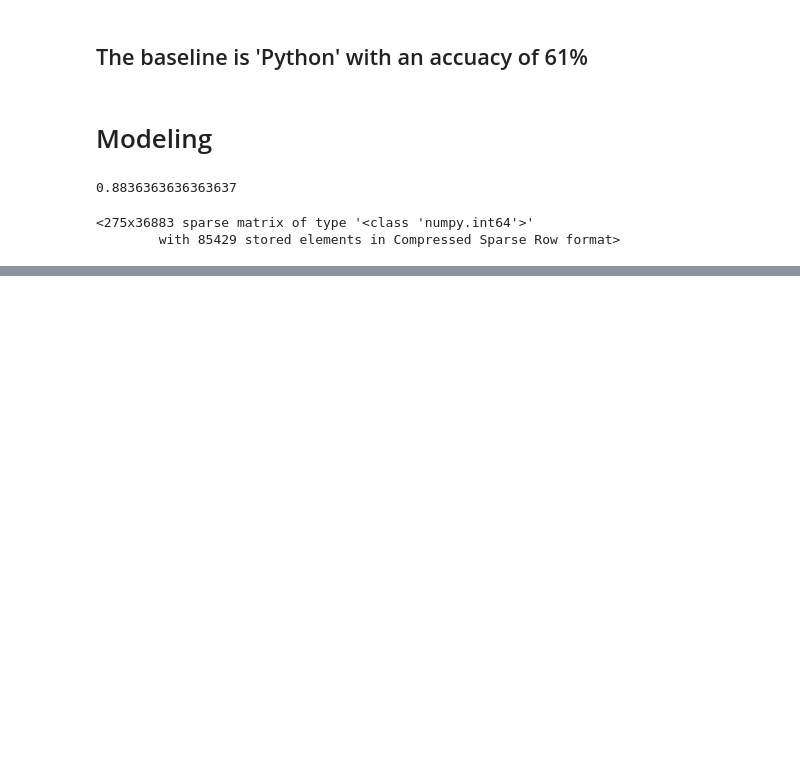
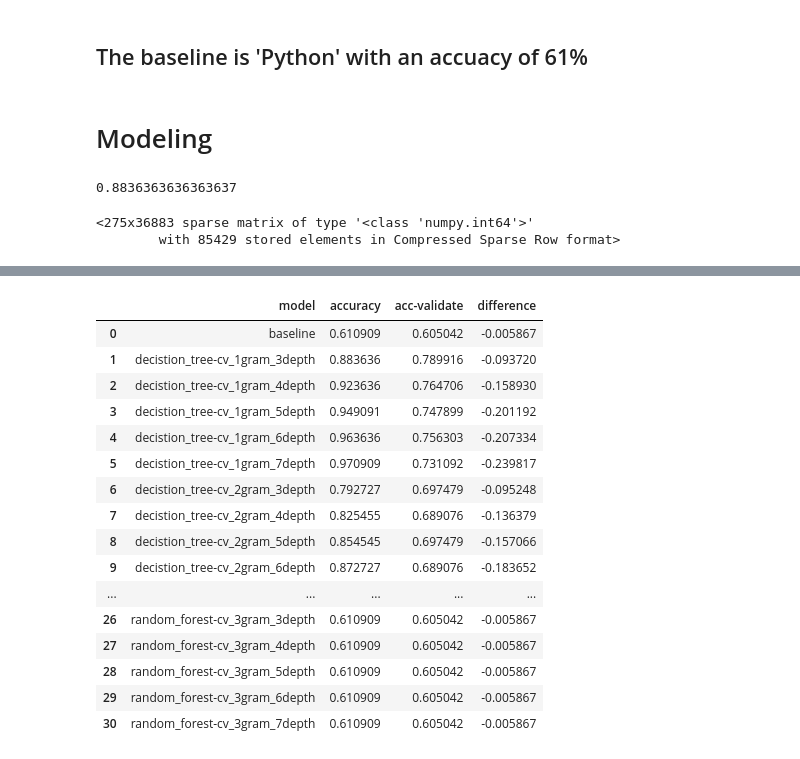
Before and after one commit to NLP-Casey-Harris-Wood-Project/nlp-project, a Jupyter notebook: modeling.ipynb, the cells around one changed output, grey strips where cells are left out. Cells and saved outputs as stored; diff of their text form; code cells hidden in the pictures; blank space fills up the shorter version.

Commit message:
working on model

```diff
--- a/modeling.ipynb
+++ b/modeling.ipynb
@@ -179,0 +147,39 @@ def model_metrics(model,
+# %%
+for i in range(1,4):
+    for j in range(3,8):
+        cv = CountVectorizer(ngram_range=(i, i))
+        X_bow = cv.fit_transform(X_train)
+        X_val_bow = cv.transform(X_validate)
+        tree = RandomForestClassifier(max_depth=j)
+        tree.fit(X_bow, y_train)
+        accuracy = tree.score(X_bow, y_train)
+        acc_validate = tree.score(X_val_bow, y_validate)
+
+        metric_df = metric_df.append(
+            {
+                'model' : f'random_forest-cv_{i}gram_{j}depth',
+                'accuracy' : accuracy,
+                'acc-validate' : acc_validate,
+                'difference' : acc_validate - accuracy,
+            }, ignore_index=True
+        )
+# %%
+metric_df
+# %% [output]
+|  | model | accuracy | acc-validate | difference |
+| 0 | baseline | 0.610909 | 0.605042 | -0.005867 |
+| 1 | decistion_tree-cv_1gram_3depth | 0.883636 | 0.789916 | -0.093720 |
+| 2 | decistion_tree-cv_1gram_4depth | 0.923636 | 0.764706 | -0.158930 |
+| 3 | decistion_tree-cv_1gram_5depth | 0.949091 | 0.747899 | -0.201192 |
+| 4 | decistion_tree-cv_1gram_6depth | 0.963636 | 0.756303 | -0.207334 |
+| 5 | decistion_tree-cv_1gram_7depth | 0.970909 | 0.731092 | -0.239817 |
+| 6 | decistion_tree-cv_2gram_3depth | 0.792727 | 0.697479 | -0.095248 |
+| 7 | decistion_tree-cv_2gram_4depth | 0.825455 | 0.689076 | -0.136379 |
+| 8 | decistion_tree-cv_2gram_5depth | 0.854545 | 0.697479 | -0.157066 |
+| 9 | decistion_tree-cv_2gram_6depth | 0.872727 | 0.689076 | -0.183652 |
+| ... | ... | ... | ... | ... |
+| 26 | random_forest-cv_3gram_3depth | 0.610909 | 0.605042 | -0.005867 |
+| 27 | random_forest-cv_3gram_4depth | 0.610909 | 0.605042 | -0.005867 |
+| 28 | random_forest-cv_3gram_5depth | 0.610909 | 0.605042 | -0.005867 |
+| 29 | random_forest-cv_3gram_6depth | 0.610909 | 0.605042 | -0.005867 |
+| 30 | random_forest-cv_3gram_7depth | 0.610909 | 0.605042 | -0.005867 |
```
Also changed, not shown: parts of 10 cells of this notebook.
